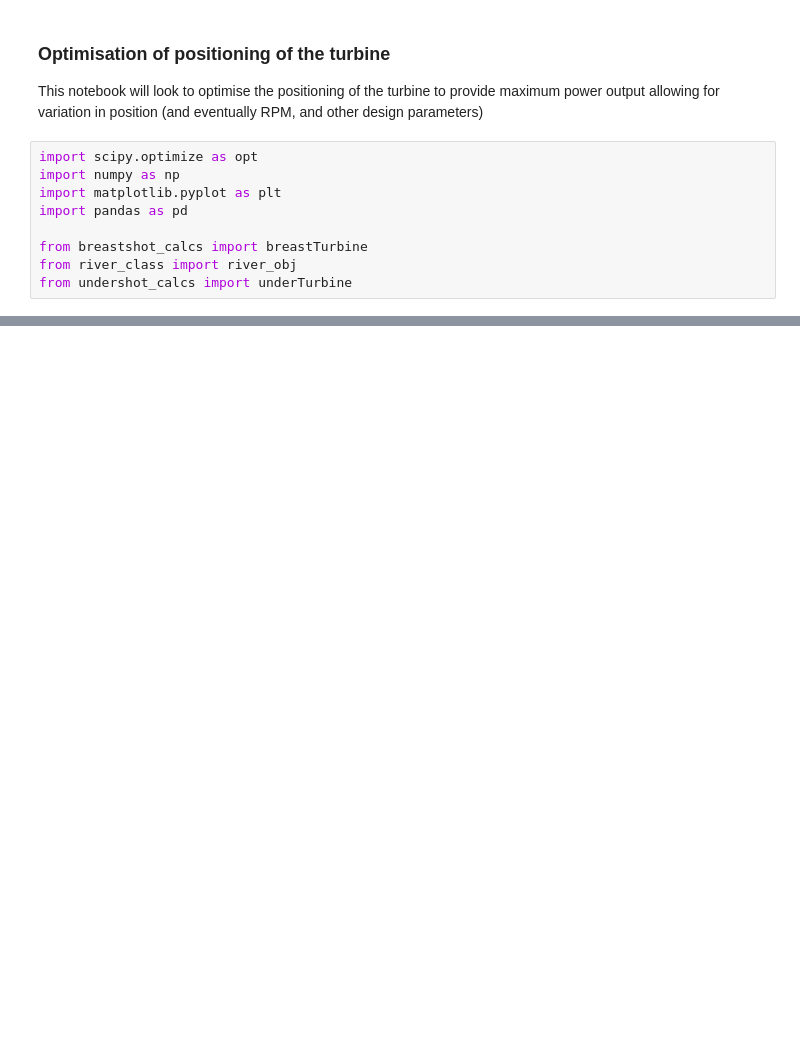
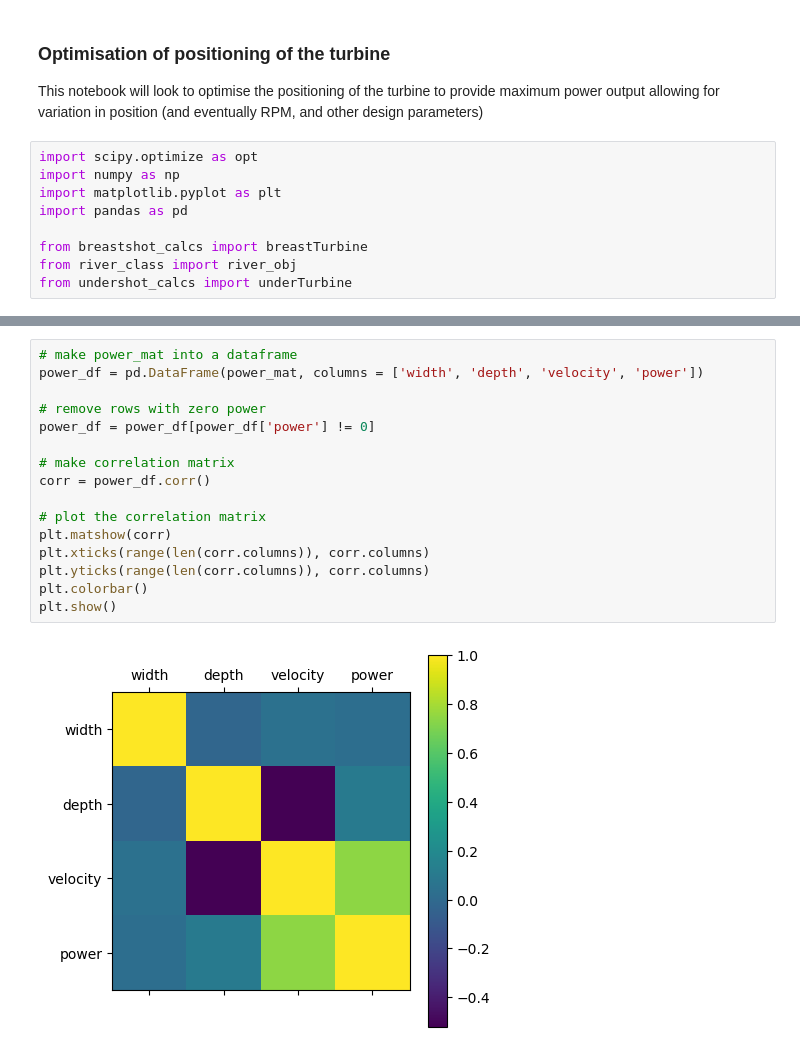
Before and after one commit to pilipb/DP4-code, a Jupyter notebook: optimisation.ipynb, the cells around one changed output, grey strips where cells are left out. Cells and saved outputs as stored; diff of their text form; blank space fills up the shorter version.

```diff
--- a/optimisation.ipynb
+++ b/optimisation.ipynb
@@ -68,0 +150,18 @@ Optimization terminated successfully.
+# %%
+# make power_mat into a dataframe
+power_df = pd.DataFrame(power_mat, columns = ['width', 'depth', 'velocity', 'power'])
+
+# remove rows with zero power
+power_df = power_df[power_df['power'] != 0]
+
+# make correlation matrix
+corr = power_df.corr()
+
+# plot the correlation matrix
+plt.matshow(corr)
+plt.xticks(range(len(corr.columns)), corr.columns)
+plt.yticks(range(len(corr.columns)), corr.columns)
+plt.colorbar()
+plt.show()
+# %% [output]
+[figure, added]
```
Also changed, not shown: parts of 8 cells of this notebook, 7 other files.
